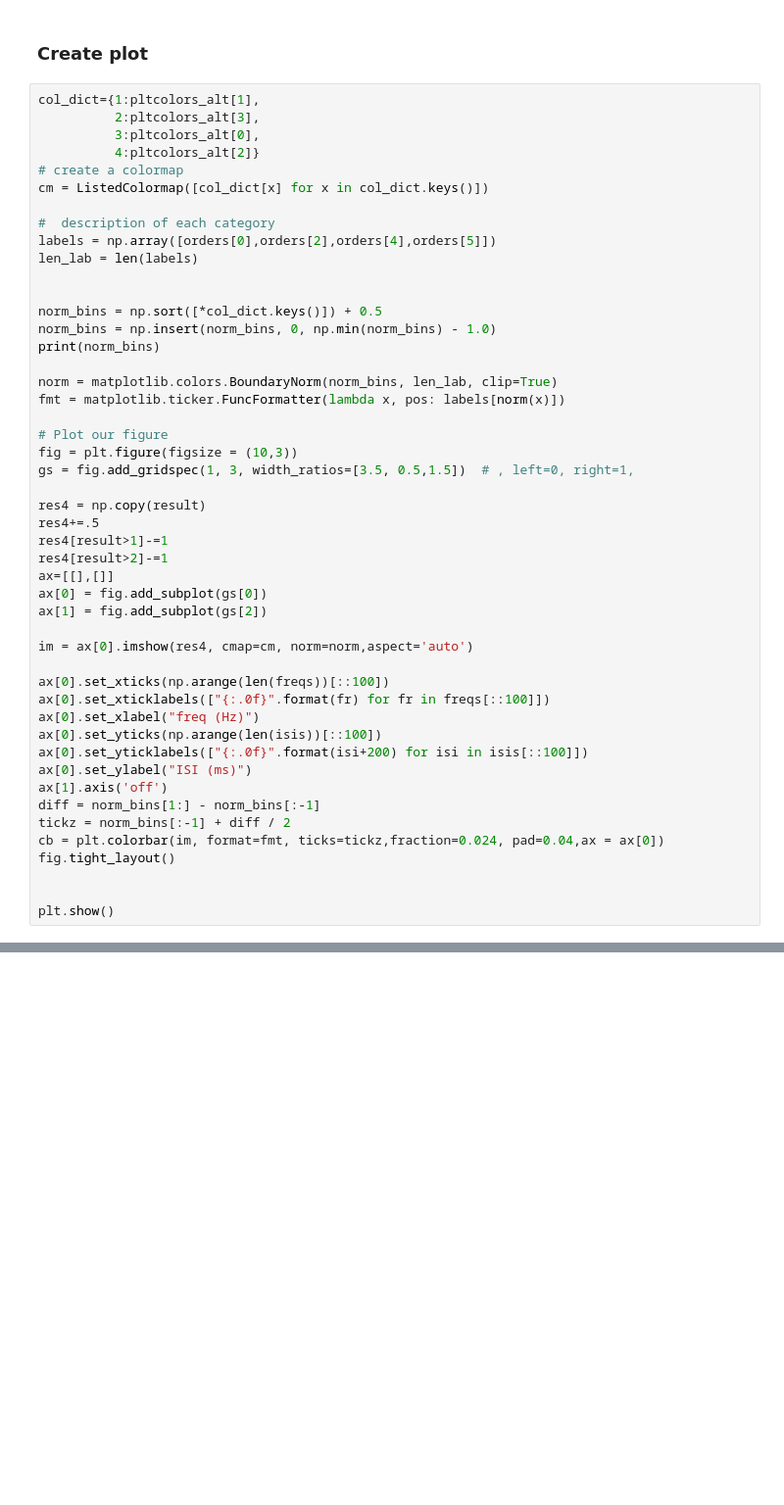
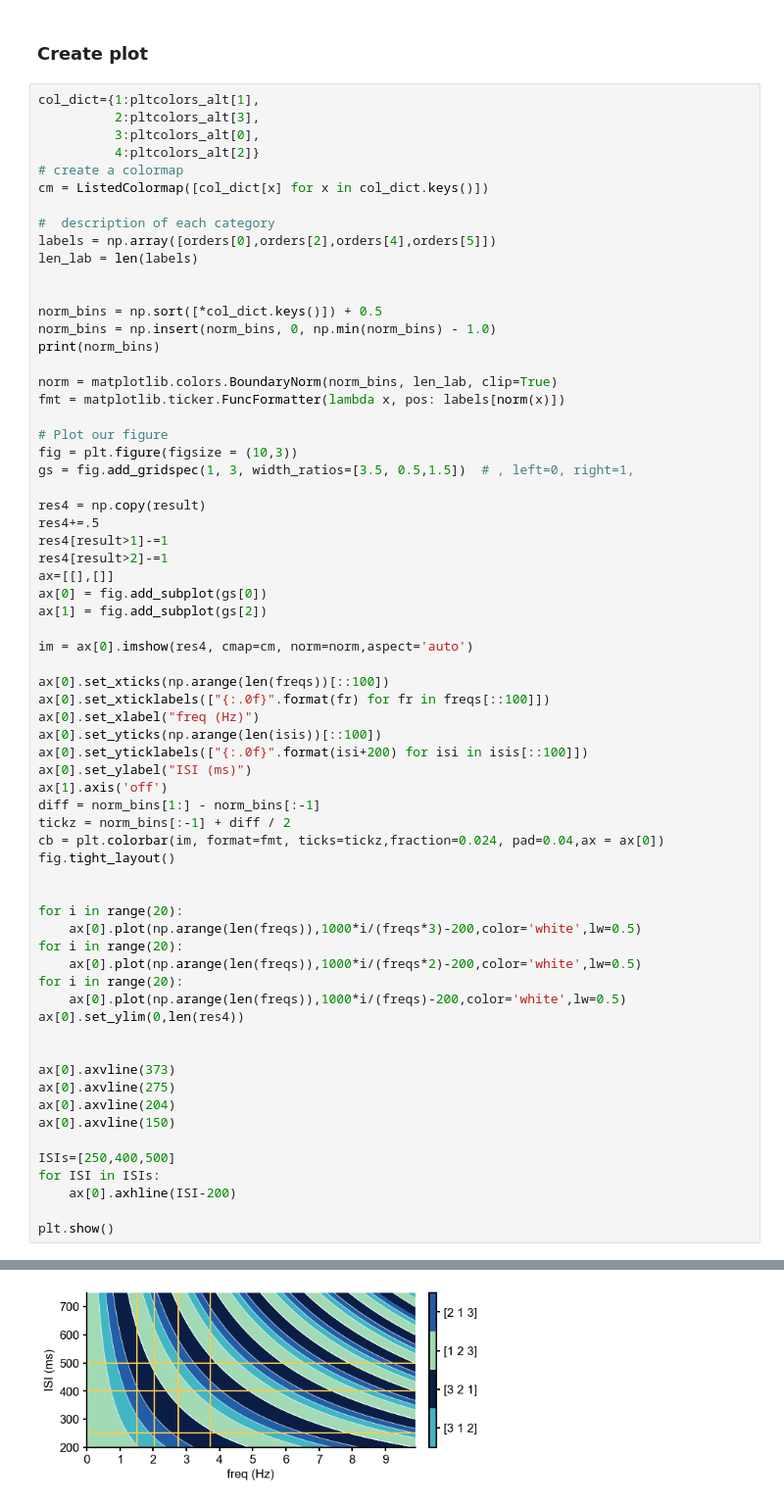
Before and after one commit to mackelab/sequence-memory, a Jupyter notebook: rnn_model/generate_figures/fig_S2_c.ipynb, the cells around one changed output, grey strips where cells are left out. Shown at 98% size. Drawn from its saved outputs; the diff is of its cells as text; blank space fills up the shorter version.

```diff
--- a/rnn_model/generate_figures/fig_S2_c.ipynb
+++ b/rnn_model/generate_figures/fig_S2_c.ipynb
@@ -96,4 +112,23 @@ cb = plt.colorbar(im, format=fmt, ticks=tickz,fraction=0.024, pad=0.04,ax = ax[0
 fig.tight_layout()
 
 
+for i in range(20):
+    ax[0].plot(np.arange(len(freqs)),1000*i/(freqs*3)-200,color='white',lw=0.5)
+for i in range(20):
+    ax[0].plot(np.arange(len(freqs)),1000*i/(freqs*2)-200,color='white',lw=0.5)
+for i in range(20):
+    ax[0].plot(np.arange(len(freqs)),1000*i/(freqs)-200,color='white',lw=0.5)
+ax[0].set_ylim(0,len(res4))
+
+
+ax[0].axvline(373)
+ax[0].axvline(275)
+ax[0].axvline(204)
+ax[0].axvline(150)
+
+ISIs=[250,400,500]
+for ISI in ISIs:
+    ax[0].axhline(ISI-200)
+
 plt.show()
+# %% [output]
@@ -99,0 +136 @@ plt.show()
+[figure, added]
```
Also changed, not shown: parts of 4 cells of this notebook.
